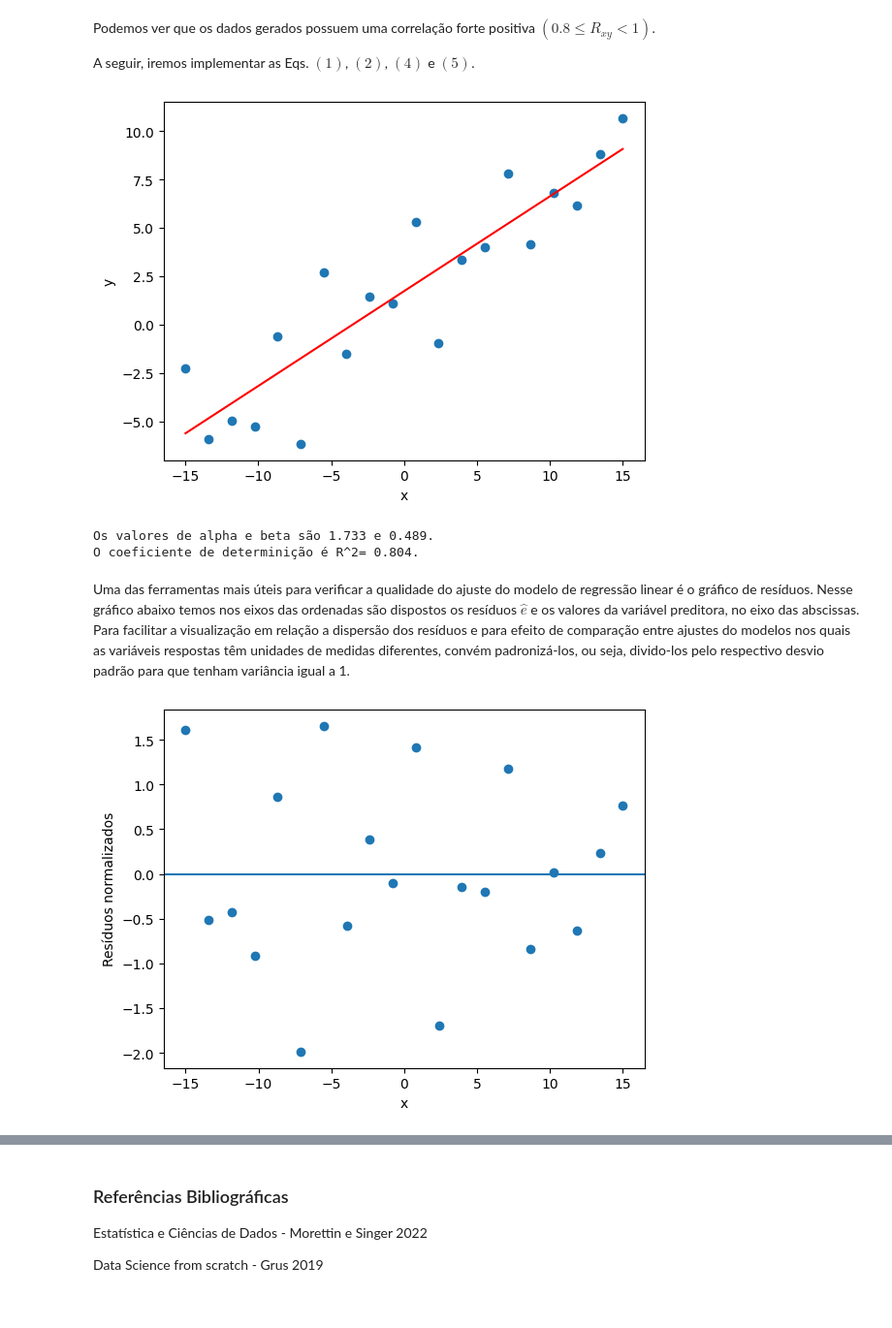
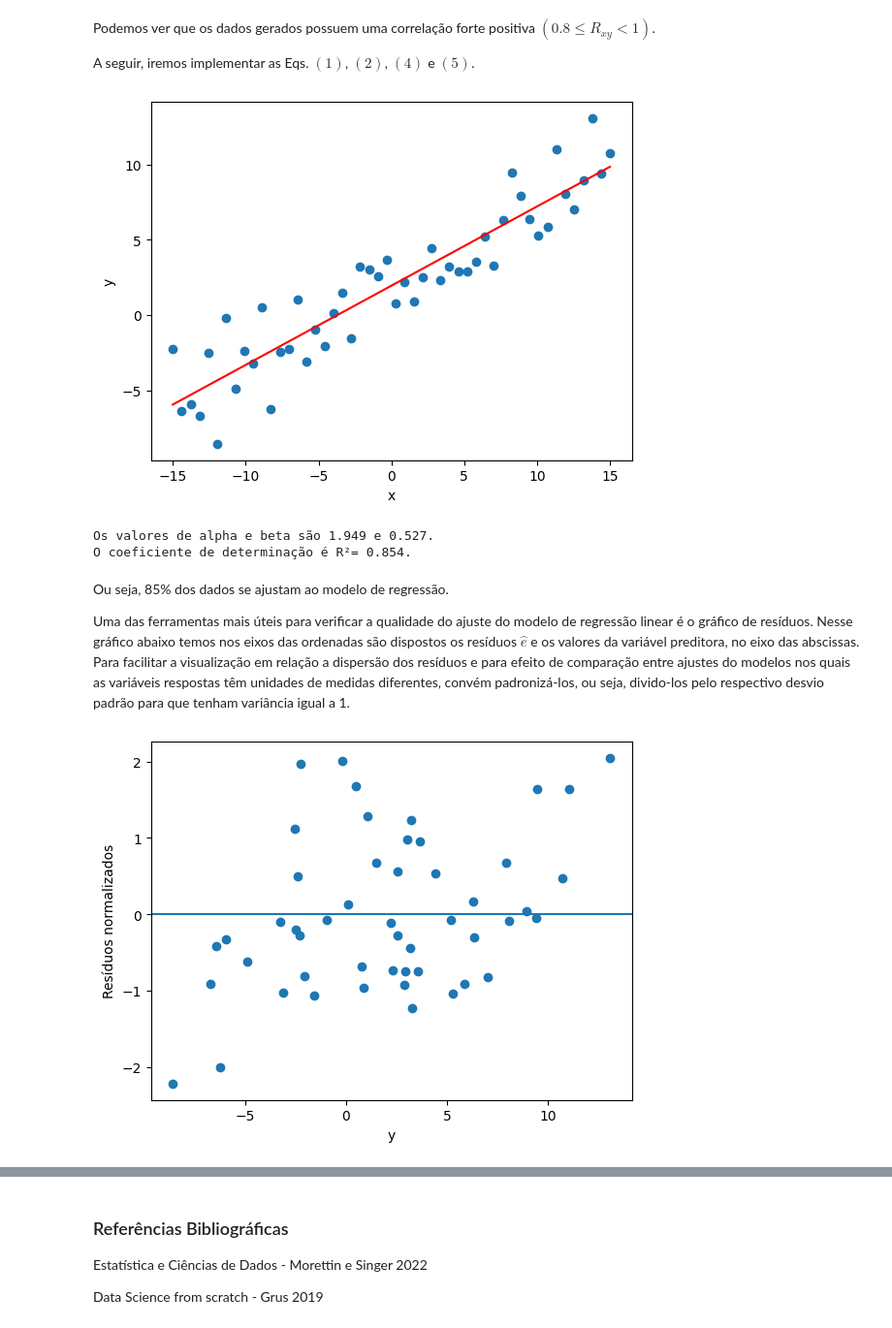
Before and after one commit to williamjouse/Linear-Regression, a Jupyter notebook: linear_regression_from_scratch.ipynb, the cells around one changed output, grey strips where cells are left out. Shown at 97% size. Cells and saved outputs as stored; diff of their text form; code cells hidden in the pictures.

```diff
--- a/linear_regression_from_scratch.ipynb
+++ b/linear_regression_from_scratch.ipynb
@@ -74,8 +76,8 @@ import pandas as pd
 np.random.seed(1)
 
 # Dados gerados aleatoriamente
-x = np.linspace(-15, 15, 20)
-y = x * 0.5 + 2 + np.random.normal(0, 2, size = 20)
+x = np.linspace(-15, 15, 50)
+y = x * 0.5 + 2 + np.random.normal(0, 2, size = 50)
 
 # Verificando se as variáveis são correlacionadas
 Rxy = np.corrcoef(x,y)
@@ -147,7 +149,7 @@ class linear_regression(object):
 
         x_bar = np.mean(x)
         n = len(x)
-        S = np.sqrt((1.0/(n - 2.0))*self.sum_of_sqerrors(alpha, beta, x, y))
+        S = np.sqrt((1.0/(n - 2))*self.sum_of_sqerrors(alpha, beta, x, y))
         h_ii = 1.0/n + (x - x_bar)**2/sum((x_i - x_bar)**2 for x_i in x)
 
         return self.error(alpha, beta, x, y)/(S*np.sqrt(1.0 - h_ii))
@@ -165,23 +167,28 @@ plt.xlabel('x')
 plt.ylabel('y')
 plt.show()
 # %% [output]
-[figure, old version]
+[figure, new version]
 # %%
 print('''Os valores de alpha e beta são {:.3f} e {:.3f}.
-O coeficiente de determinição é R^2= {:.3f}.'''.format(alpha, beta, reg.r_squared(alpha, beta, x, y)))
+O coeficiente de determinação é R²= {:.3f}.'''.format(alpha, beta, reg.r_squared(alpha, beta, x, y)))
 # %% [output]
-Os valores de alpha e beta são 1.733 e 0.489.
-O coeficiente de determinição é R^2= 0.804.
+Os valores de alpha e beta são 1.949 e 0.527.
+O coeficiente de determinação é R²= 0.854.
 # %% [markdown]
+Ou seja, 85% dos dados se ajustam ao modelo de regressão.
+
 Uma das ferramentas mais úteis para verificar a qualidade do ajuste do modelo de regressão linear é o gráfico de resíduos. Nesse gráfico abaixo temos nos eixos das ordenadas são dispostos os resíduos $\hat{e}$ e os valores da variável preditora, no eixo das abscissas. Para facilitar a visualização em relação a dispersão dos resíduos e para efeito de comparação entre ajustes do modelos nos quais as variáveis respostas têm unidades de medidas diferentes, convém padronizá-los, ou seja, divido-los pelo respectivo desvio padrão para que tenham variância igual a 1.
 # %%
+# Salvando x, residuos e resíduos padronizados.
+np.savetxt('data/processed/res_model_1.txt', np.column_stack([x, reg.error(alpha, beta, x, y),
+                                                              reg.residuals_normal(alpha, beta, x, y)]), fmt='%6.5f')
+
 # Plotando os resíduos normalizados
-reg.residuals_normal(alpha, beta, x, y)
-plt.scatter(x, reg.residuals_normal(alpha, beta, x, y))
+plt.scatter(y, reg.residuals_normal(alpha, beta, x, y))
 plt.axhline(y=0)
-plt.xlabel('x')
+plt.xlabel('y')
 plt.ylabel('Resíduos normalizados')
 plt.show()
 # %% [output]
-[figure, old version]
+[figure, new version]
 # %% [markdown]
```
Also changed, not shown: parts of 6 cells of this notebook, 4 other files.
